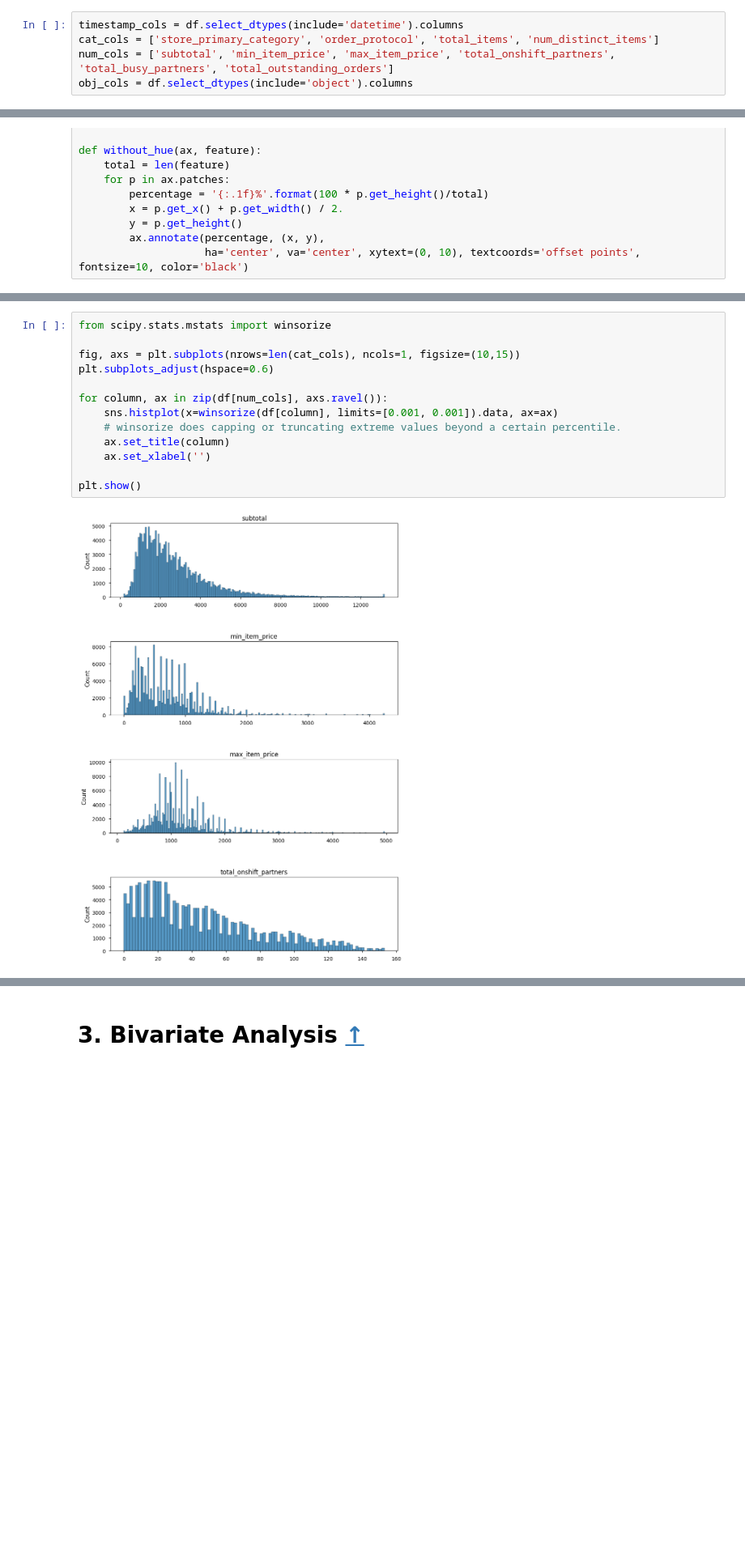
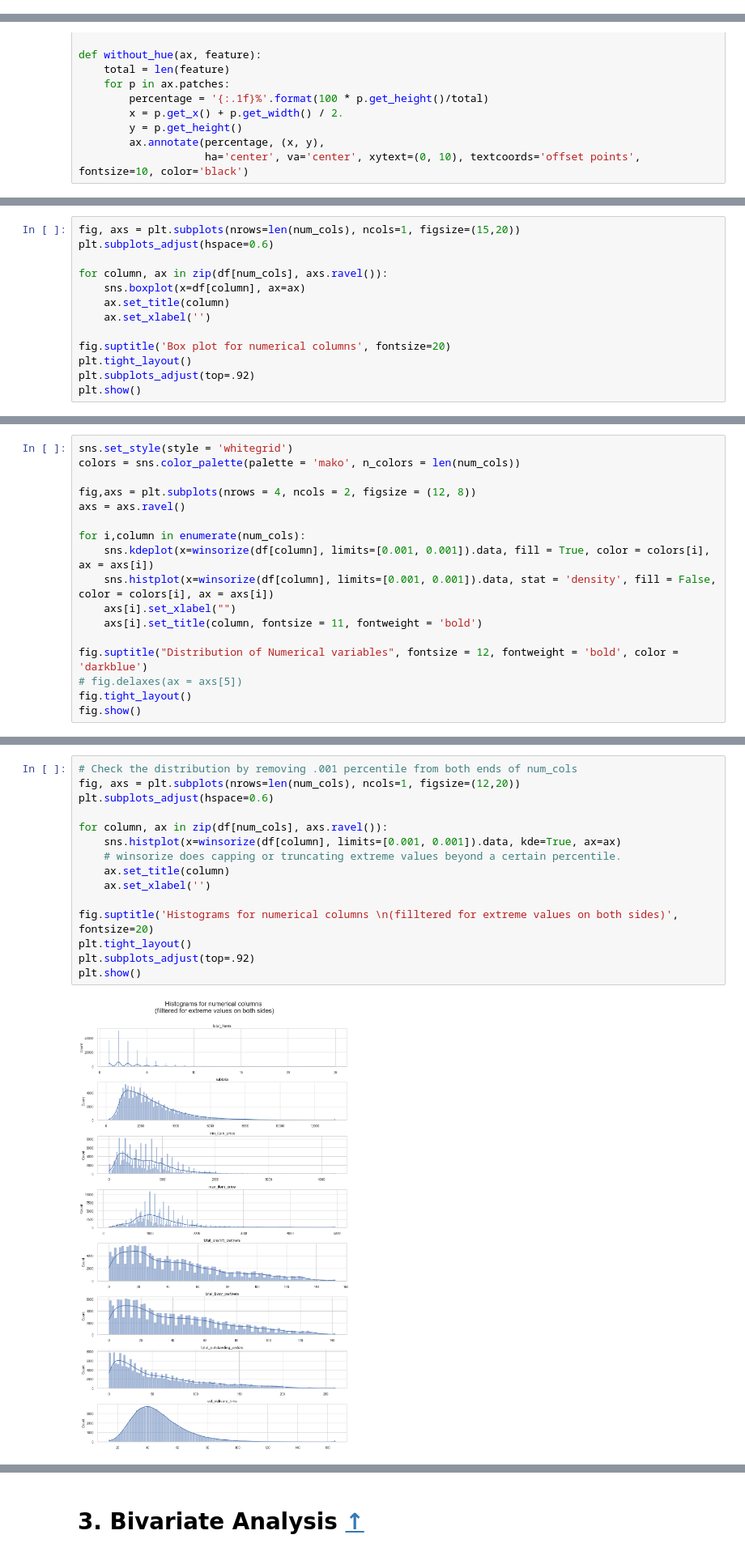
Before and after one commit to krashu/DSML, a Jupyter notebook: Projects/porter_nn.ipynb, the cells around one changed output, grey strips where cells are left out. Shown at 81% size. Cells and saved outputs as stored; diff of their text form; blank space fills up the shorter version.

```diff
--- a/Projects/porter_nn.ipynb
+++ b/Projects/porter_nn.ipynb
@@ -145,5 +240,0 @@ df = porter.copy()
-# %%
-timestamp_cols = df.select_dtypes(include='datetime').columns
-cat_cols = ['store_primary_category', 'order_protocol', 'total_items', 'num_distinct_items']
-num_cols = ['subtotal', 'min_item_price', 'max_item_price', 'total_onshift_partners', 'total_busy_partners', 'total_outstanding_orders']
-obj_cols = df.select_dtypes(include='object').columns
@@ -206,0 +304,13 @@ plt.show()
+# %%
+fig, axs = plt.subplots(nrows=len(num_cols), ncols=1, figsize=(15,20))
+plt.subplots_adjust(hspace=0.6)
+
+for column, ax in zip(df[num_cols], axs.ravel()):
+    sns.boxplot(x=df[column], ax=ax)
+    ax.set_title(column)
+    ax.set_xlabel('')
+
+fig.suptitle('Box plot for numerical columns', fontsize=20)
+plt.tight_layout()
+plt.subplots_adjust(top=.92)
+plt.show()
@@ -206,0 +323,17 @@ plt.show()
+# %%
+sns.set_style(style = 'whitegrid')
+colors = sns.color_palette(palette = 'mako', n_colors = len(num_cols))
+
+fig,axs = plt.subplots(nrows = 4, ncols = 2, figsize = (12, 8))
+axs = axs.ravel()
+
+for i,column in enumerate(num_cols):
+    sns.kdeplot(x=winsorize(df[column], limits=[0.001, 0.001]).data, fill = True, color = colors[i], ax = axs[i])
+    sns.histplot(x=winsorize(df[column], limits=[0.001, 0.001]).data, stat = 'density', fill = False, color = colors[i], ax = axs[i])
+    axs[i].set_xlabel("")
+    axs[i].set_title(column, fontsize = 11, fontweight = 'bold')
+
+fig.suptitle("Distribution of Numerical variables", fontsize = 12, fontweight = 'bold', color = 'darkblue')
+# fig.delaxes(ax = axs[5])
+fig.tight_layout()
+fig.show()
@@ -207,15 +342,17 @@ plt.show()
 # %%
-from scipy.stats.mstats import winsorize
-
-fig, axs = plt.subplots(nrows=len(cat_cols), ncols=1, figsize=(10,15))
+# Check the distribution by removing .001 percentile from both ends of num_cols
+fig, axs = plt.subplots(nrows=len(num_cols), ncols=1, figsize=(12,20))
 plt.subplots_adjust(hspace=0.6)
 
 for column, ax in zip(df[num_cols], axs.ravel()):
-    sns.histplot(x=winsorize(df[column], limits=[0.001, 0.001]).data, ax=ax)
+    sns.histplot(x=winsorize(df[column], limits=[0.001, 0.001]).data, kde=True, ax=ax)
     # winsorize does capping or truncating extreme values beyond a certain percentile.
     ax.set_title(column)
     ax.set_xlabel('')
 
+fig.suptitle('Histograms for numerical columns \n(filltered for extreme values on both sides)', fontsize=20)
+plt.tight_layout()
+plt.subplots_adjust(top=.92)
 plt.show()
 # %% [output]
-[figure, old version]
+[figure, new version]
```
Also changed, not shown: parts of 150 cells of this notebook.
